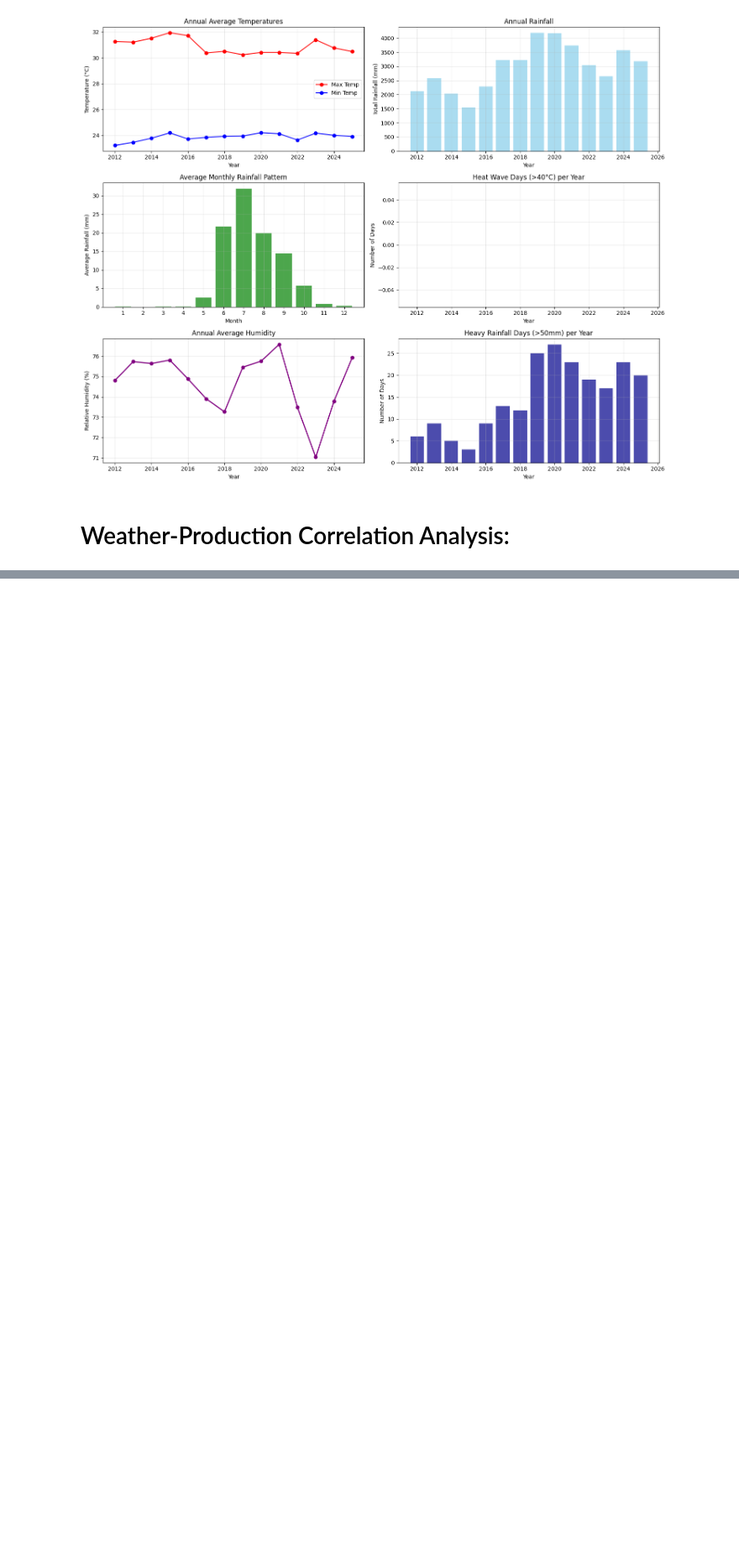
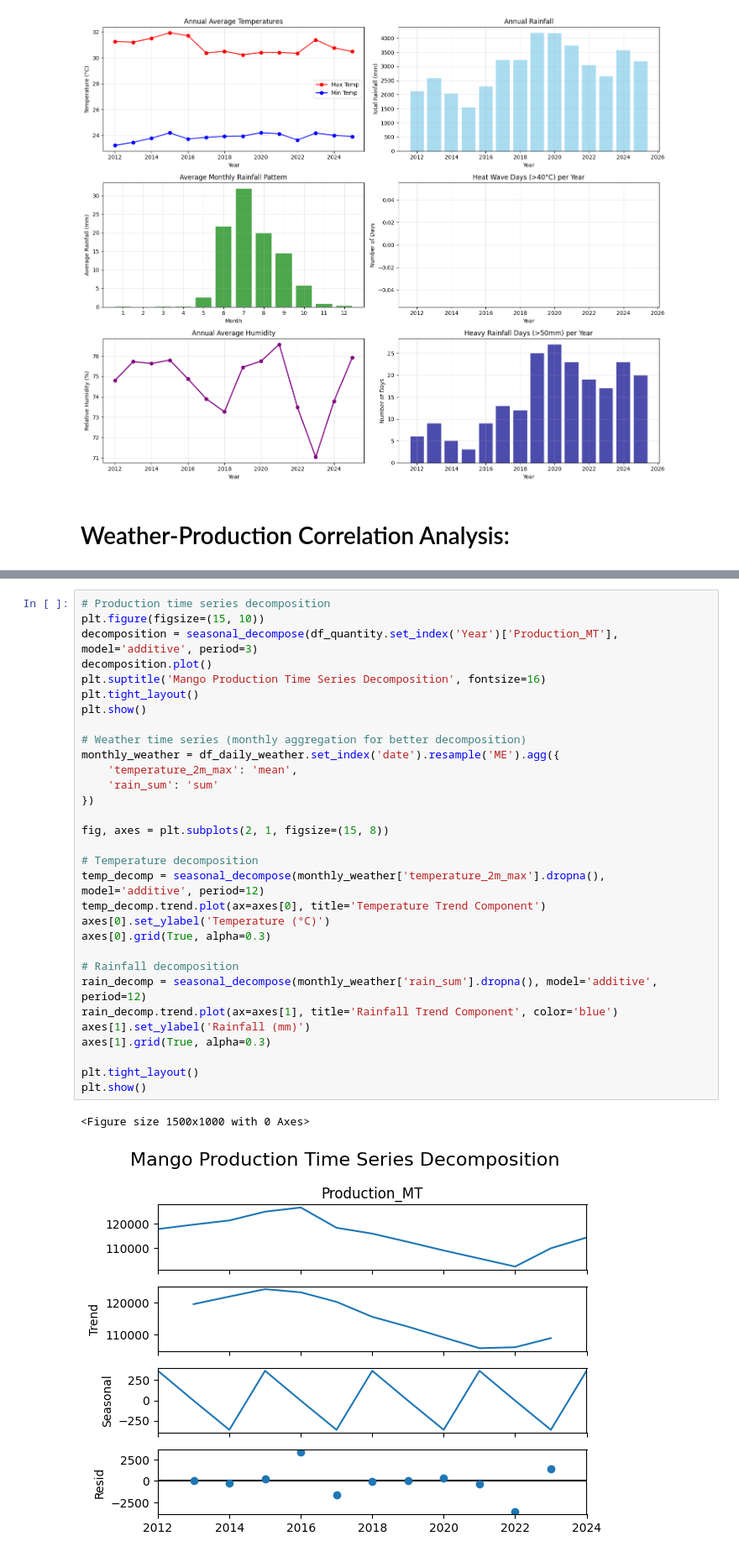
Before and after one commit to loijunator/mango-price-predict, a Jupyter notebook: quantity_analysis.ipynb, the cells around one changed output, grey strips where cells are left out. Shown at 84% size. Saved outputs shown, nothing was run; the diff lists cells and outputs as text; blank space fills up the shorter version.

```diff
--- a/quantity_analysis.ipynb
+++ b/quantity_analysis.ipynb
@@ -220,0 +288,34 @@ plt.show()
+# %%
+# Production time series decomposition
+plt.figure(figsize=(15, 10))
+decomposition = seasonal_decompose(df_quantity.set_index('Year')['Production_MT'], model='additive', period=3)
+decomposition.plot()
+plt.suptitle('Mango Production Time Series Decomposition', fontsize=16)
+plt.tight_layout()
+plt.show()
+
+# Weather time series (monthly aggregation for better decomposition)
+monthly_weather = df_daily_weather.set_index('date').resample('ME').agg({
+    'temperature_2m_max': 'mean',
+    'rain_sum': 'sum'
+})
+
+fig, axes = plt.subplots(2, 1, figsize=(15, 8))
+
+# Temperature decomposition
+temp_decomp = seasonal_decompose(monthly_weather['temperature_2m_max'].dropna(), model='additive', period=12)
+temp_decomp.trend.plot(ax=axes[0], title='Temperature Trend Component')
+axes[0].set_ylabel('Temperature (°C)')
+axes[0].grid(True, alpha=0.3)
+
+# Rainfall decomposition
+rain_decomp = seasonal_decompose(monthly_weather['rain_sum'].dropna(), model='additive', period=12)
+rain_decomp.trend.plot(ax=axes[1], title='Rainfall Trend Component', color='blue')
+axes[1].set_ylabel('Rainfall (mm)')
+axes[1].grid(True, alpha=0.3)
+
+plt.tight_layout()
+plt.show()
+# %% [output]
+<Figure size 1500x1000 with 0 Axes>
+[figure, added]
```
Also changed, not shown: parts of 11 cells of this notebook, 2 other files.
